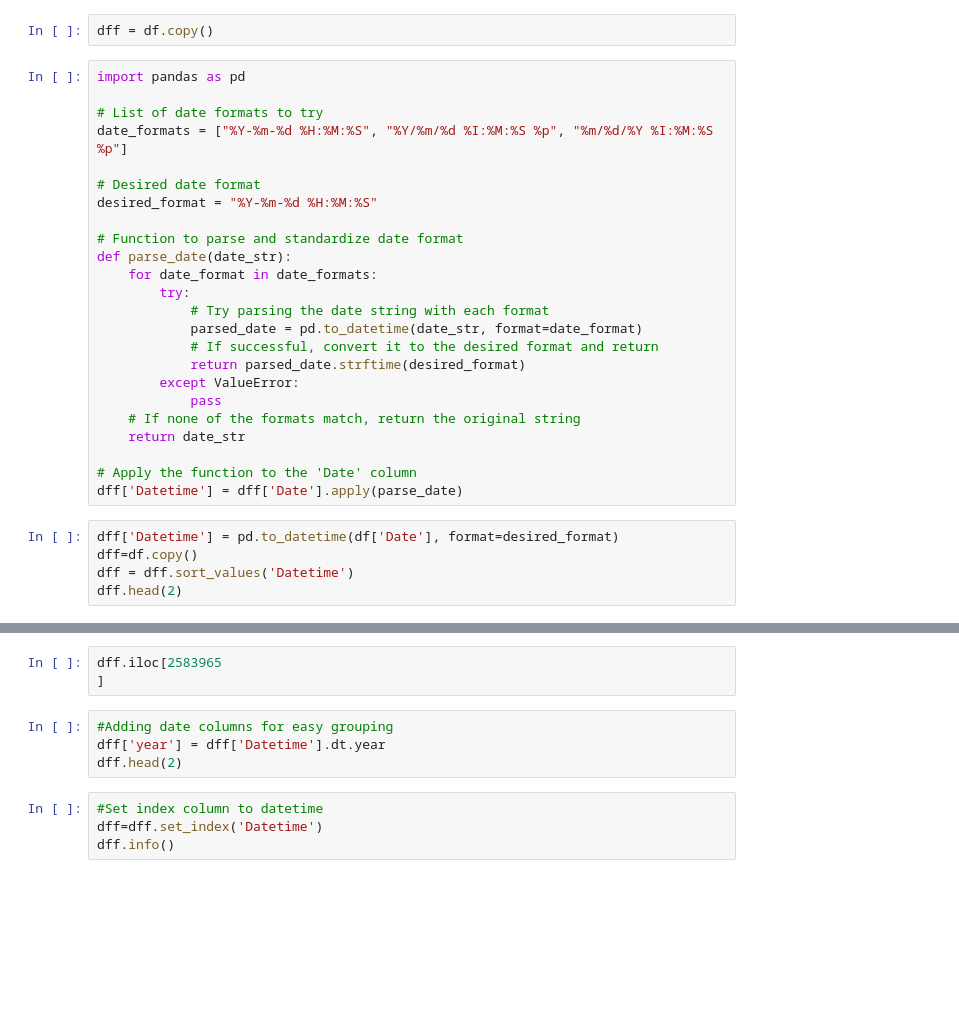
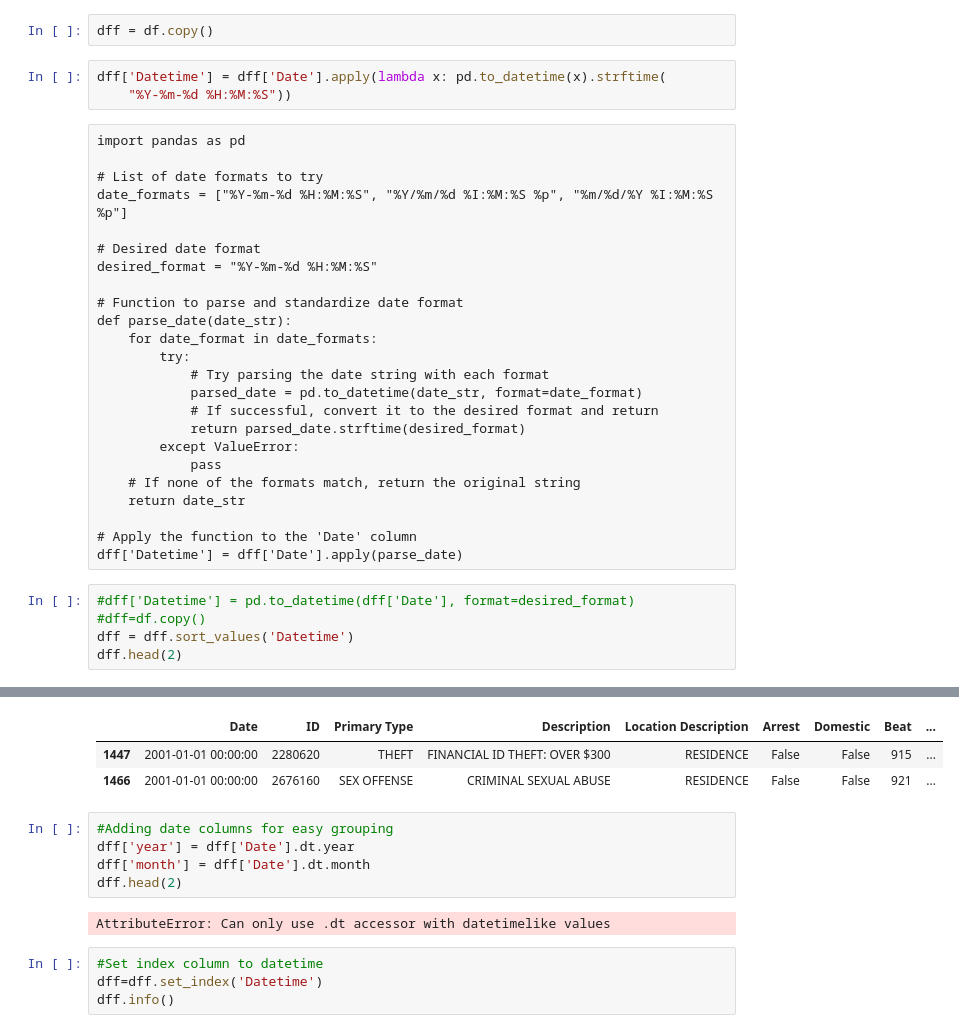
Before and after one commit to SeeBee8/Project-3, a Jupyter notebook: Part1-Chicago-Crime-Data.ipynb, the cells around one changed output, grey strips where cells are left out. Drawn from its saved outputs; the diff is of its cells as text; blank space fills up the shorter version.

```diff
--- a/Part1-Chicago-Crime-Data.ipynb
+++ b/Part1-Chicago-Crime-Data.ipynb
@@ -189,33 +189,36 @@ dtypes: bool(2), float64(4), int64(2), object(4)
 memory usage: 1.3+ GB
 # %%
 dff = df.copy()
-# %%
-import pandas as pd
-
-# List of date formats to try
-date_formats = ["%Y-%m-%d %H:%M:%S", "%Y/%m/%d %I:%M:%S %p", "%m/%d/%Y %I:%M:%S %p"]
-
-# Desired date format
-desired_format = "%Y-%m-%d %H:%M:%S"
-
-# Function to parse and standardize date format
-def parse_date(date_str):
-    for date_format in date_formats:
-        try:
-            # Try parsing the date string with each format
-            parsed_date = pd.to_datetime(date_str, format=date_format)
-            # If successful, convert it to the desired format and return
-            return parsed_date.strftime(desired_format)
-        except ValueError:
-            pass
-    # If none of the formats match, return the original string
-    return date_str
-
-# Apply the function to the 'Date' column
-dff['Datetime'] = dff['Date'].apply(parse_date)
+# %%
+dff['Datetime'] = dff['Date'].apply(lambda x: pd.to_datetime(x).strftime(
+    "%Y-%m-%d %H:%M:%S"))
+# %% [raw]
+import pandas as pd
+
+# List of date formats to try
+date_formats = ["%Y-%m-%d %H:%M:%S", "%Y/%m/%d %I:%M:%S %p", "%m/%d/%Y %I:%M:%S %p"]
+
+# Desired date format
+desired_format = "%Y-%m-%d %H:%M:%S"
+
+# Function to parse and standardize date format
+def parse_date(date_str):
+    for date_format in date_formats:
+        try:
+            # Try parsing the date string with each format
+            parsed_date = pd.to_datetime(date_str, format=date_format)
+            # If successful, convert it to the desired format and return
+            return parsed_date.strftime(desired_format)
+        except ValueError:
+            pass
+    # If none of the formats match, return the original string
+    return date_str
+
+# Apply the function to the 'Date' column
+dff['Datetime'] = dff['Date'].apply(parse_date)
 # %%
-dff['Datetime'] = pd.to_datetime(df['Date'], format=desired_format)
-dff=df.copy()
+#dff['Datetime'] = pd.to_datetime(dff['Date'], format=desired_format)
+#dff=df.copy()
 dff = dff.sort_values('Datetime')
 dff.head(2)
 # %% [output]
@@ -223,10 +225,13 @@ ValueError: time data "01/01/2001 01:00:00 AM" at position 2583965 doesn't match
+|  | Date | ID | Primary Type | Description | Location Description | Arrest | Domestic | Beat | ... |
+| 1447 | 2001-01-01 00:00:00 | 2280620 | THEFT | FINANCIAL ID THEFT: OVER $300 | RESIDENCE | False | False | 915 | ... |
+| 1466 | 2001-01-01 00:00:00 | 2676160 | SEX OFFENSE | CRIMINAL SEXUAL ABUSE | RESIDENCE | False | False | 921 | ... |
-# %%
-dff.iloc[2583965
-]
 # %%
 #Adding date columns for easy grouping
-dff['year'] = dff['Datetime'].dt.year
+dff['year'] = dff['Date'].dt.year
+dff['month'] = dff['Date'].dt.month
 dff.head(2)
+# %% [output]
+AttributeError: Can only use .dt accessor with datetimelike values
 # %%
 #Set index column to datetime
 dff=dff.set_index('Datetime')
```
Also changed, not shown: parts of 1 cell of this notebook.
